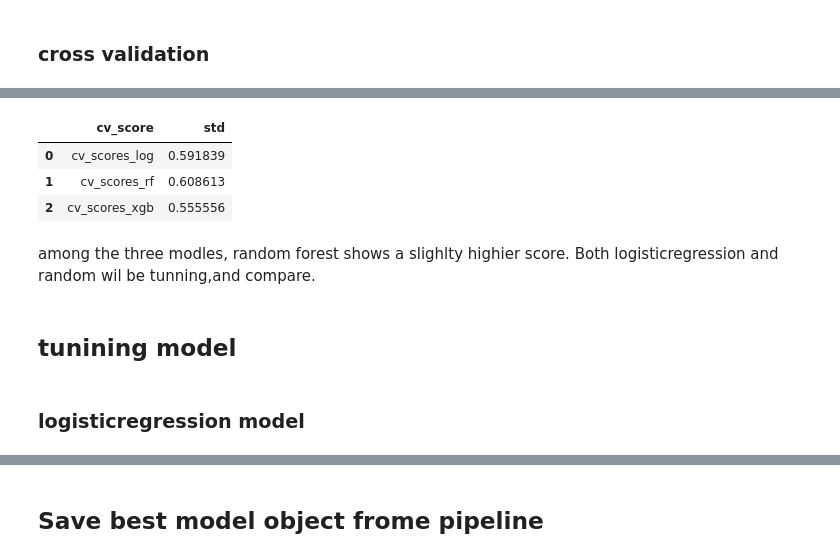
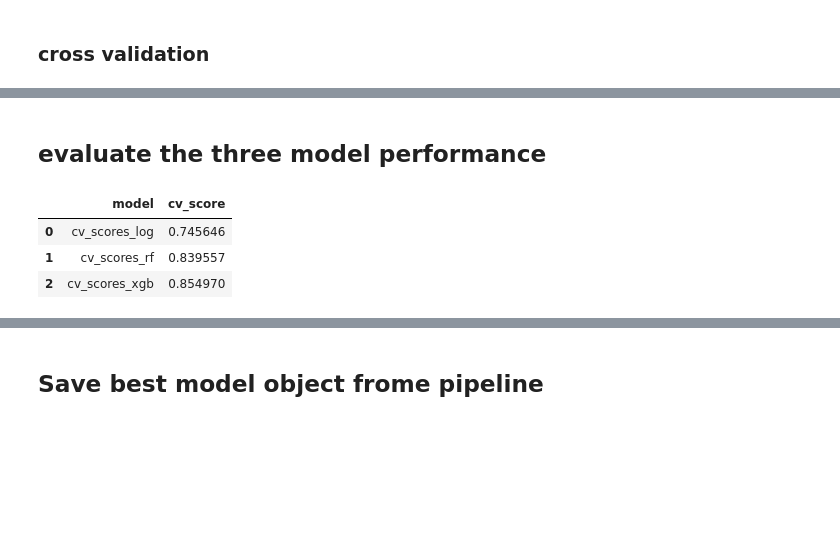
Before and after one commit to Gardenialover/Capstone_Two_Project, a Jupyter notebook: notebooks/modeling.ipynb, the cells around one changed output, grey strips where cells are left out. Cells and saved outputs as stored; diff of their text form; code cells hidden in the pictures; blank space fills up the shorter version.

Commit message:
update modeling results

```diff
--- a/notebooks/modeling.ipynb
+++ b/notebooks/modeling.ipynb
@@ -199,6 +334,6 @@ np.mean(cv_scores_rf), np.std(cv_scores_rf)
 # %%
 pipe_xgb = Pipeline(
-    steps =[("feature_selection",SelectKBest(score_func=f_regression)),("rf",
+    steps =[("feature_selection",SelectKBest(score_func=f_regression,k=5)),("xgb",
     XGBClassifier(objective='binary:logistic',learning_rate=0.1 , n_estimators=300, random_state=123))]
 )
 # %%
@@ -249,0 +406,10 @@ np.mean(cv_scores_xgb), np.std(cv_scores_xgb)
+# %%
+gbm_param_grid = {
+   'xgb__learning_rate' : np.arange(0.05, 1,0.05),
+    'xgb__max_depth': np.arange(3, 10, 1),
+    'xgb__n_estimators': np.arange(50,200, 50)
+}
+# %%
+from sklearn.model_selection import RandomizedSearchCV
+xgb_randomized_cv = RandomizedSearchCV(pipe_xgb,gbm_param_grid,n_iter=2,scoring='precision',cv=5,verbose=1)
+xgb_randomized_cv.fit(X_train, y_train.values.ravel())
@@ -249,0 +453,6 @@ np.mean(cv_scores_xgb), np.std(cv_scores_xgb)
+# %%
+cv_xgb= cross_validate(xgb_randomized_cv.best_estimator_, X_train, y_train,
+                            scoring='precision', cv=5, n_jobs=-1)
+
+cv_scores_xgb = cv_xgb['test_score']
+np.mean(cv_scores_xgb), np.std(cv_scores_xgb)
@@ -250,19 +484,15 @@ np.mean(cv_scores_xgb), np.std(cv_scores_xgb)
+# %% [markdown]
+## evaluate the three model performance
 # %%
 cv_dict = {
     "cv_scores_log": np.mean(cv_scores_log),
     "cv_scores_rf": np.mean(cv_scores_rf),
     "cv_scores_xgb": np.mean(cv_scores_xgb)
 }
-cv_score_model = pd.DataFrame(cv_dict.items(), columns=["cv_score","std"])
+cv_score_model = pd.DataFrame(cv_dict.items(), columns=["model","cv_score"])
 cv_score_model
 # %% [output]
-|  | cv_score | std |
-| 0 | cv_scores_log | 0.591839 |
-| 1 | cv_scores_rf | 0.608613 |
-| 2 | cv_scores_xgb | 0.555556 |
+|  | model | cv_score |
+| 0 | cv_scores_log | 0.745646 |
+| 1 | cv_scores_rf | 0.839557 |
+| 2 | cv_scores_xgb | 0.854970 |
-# %% [markdown]
-among the three modles, random forest shows a slighlty highier score. Both logisticregression and random wil be tunning,and compare.
-# %% [markdown]
-## tunining model
-# %% [markdown]
-### logisticregression model
```
Also changed, not shown: parts of 68 cells of this notebook, 4 other files.
